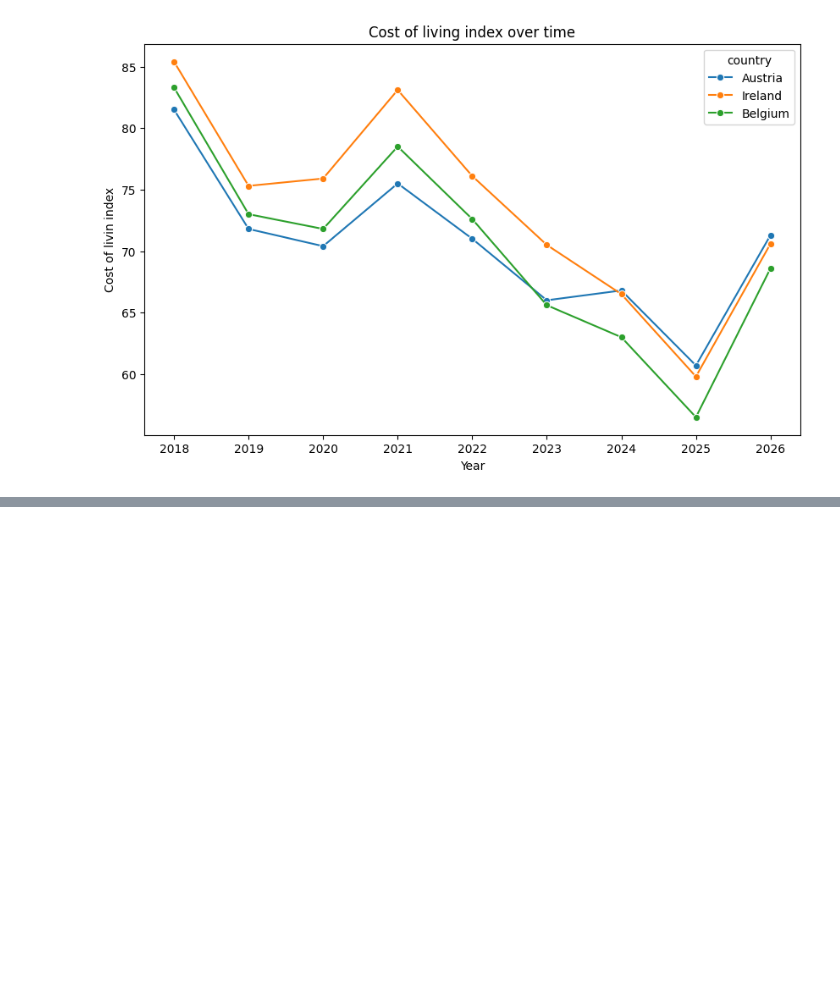
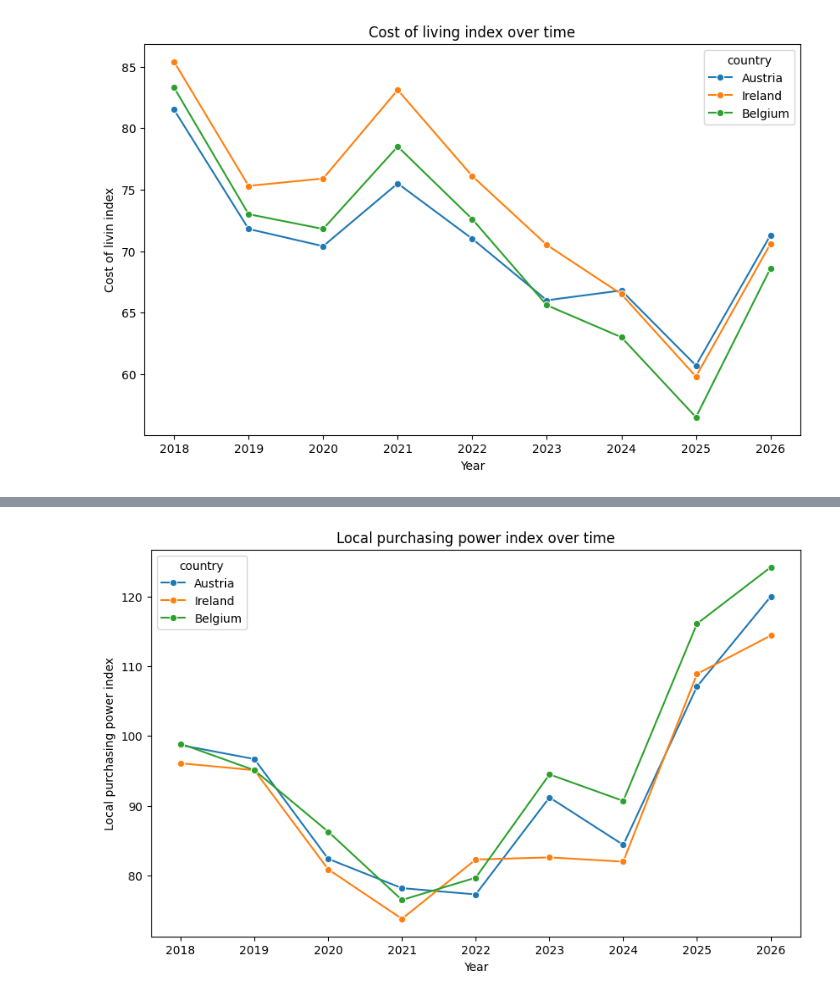
Before and after one commit to 13NateMate37/Hackathon26_Economy_in_UK, a Jupyter notebook: jupyter_notebooks/Nate_EDA.ipynb, the cells around one changed output, grey strips where cells are left out. Cells and saved outputs as stored; diff of their text form; code cells hidden in the pictures; blank space fills up the shorter version.

```diff
--- a/jupyter_notebooks/Nate_EDA.ipynb
+++ b/jupyter_notebooks/Nate_EDA.ipynb
@@ -164,0 +183,18 @@ plt.show()
+# %%
+plt.figure(figsize=(10,6))
+
+sns.lineplot(
+    data=my_df,
+    x="year",
+    y="local_purchasing_power_index",
+    hue="country",
+    marker="o"
+)
+
+plt.title("Local purchasing power index over time")
+plt.xlabel("Year")
+plt.ylabel("Local purchasing power index")
+
+plt.show()
+# %% [output]
+[figure, added]
```
Also changed, not shown: parts of 2 cells of this notebook.
